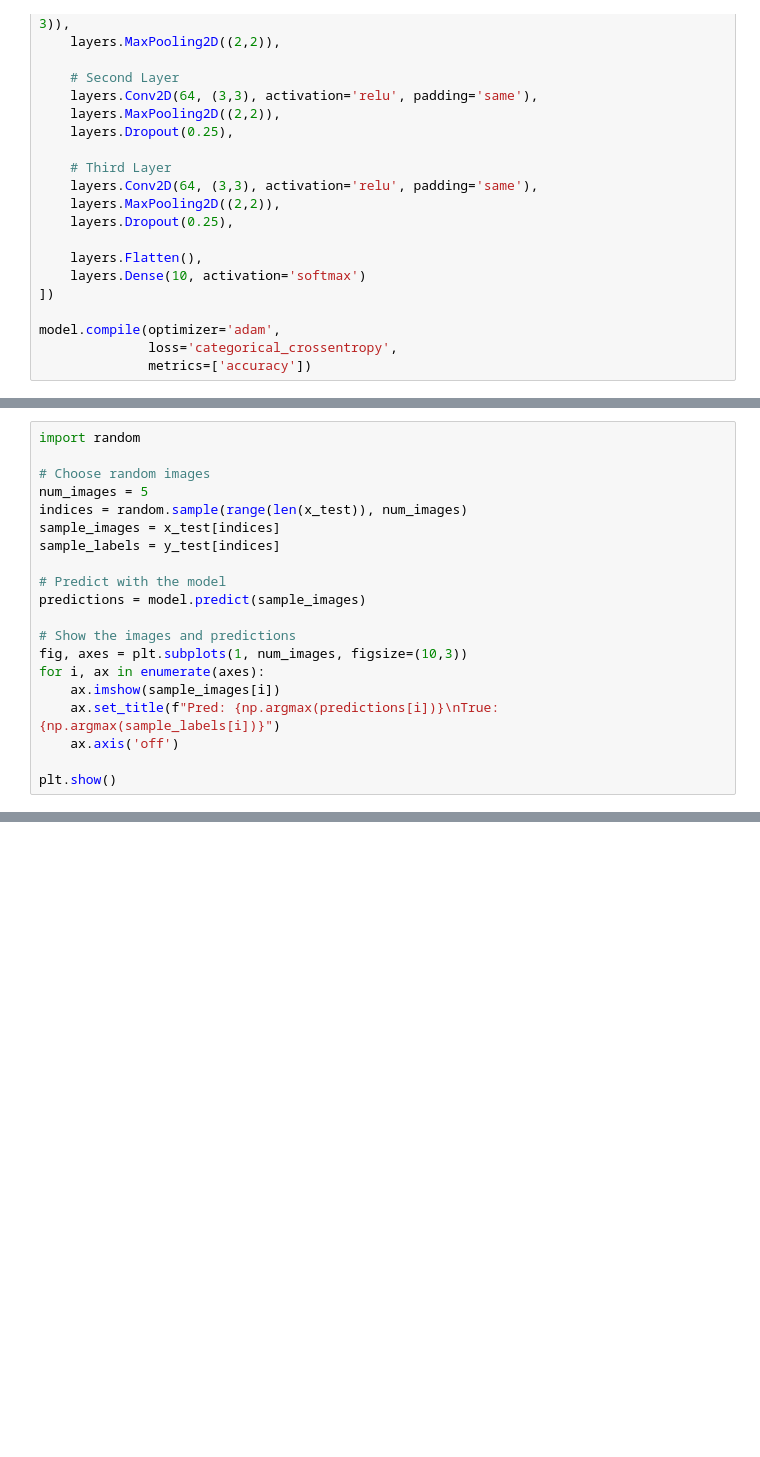
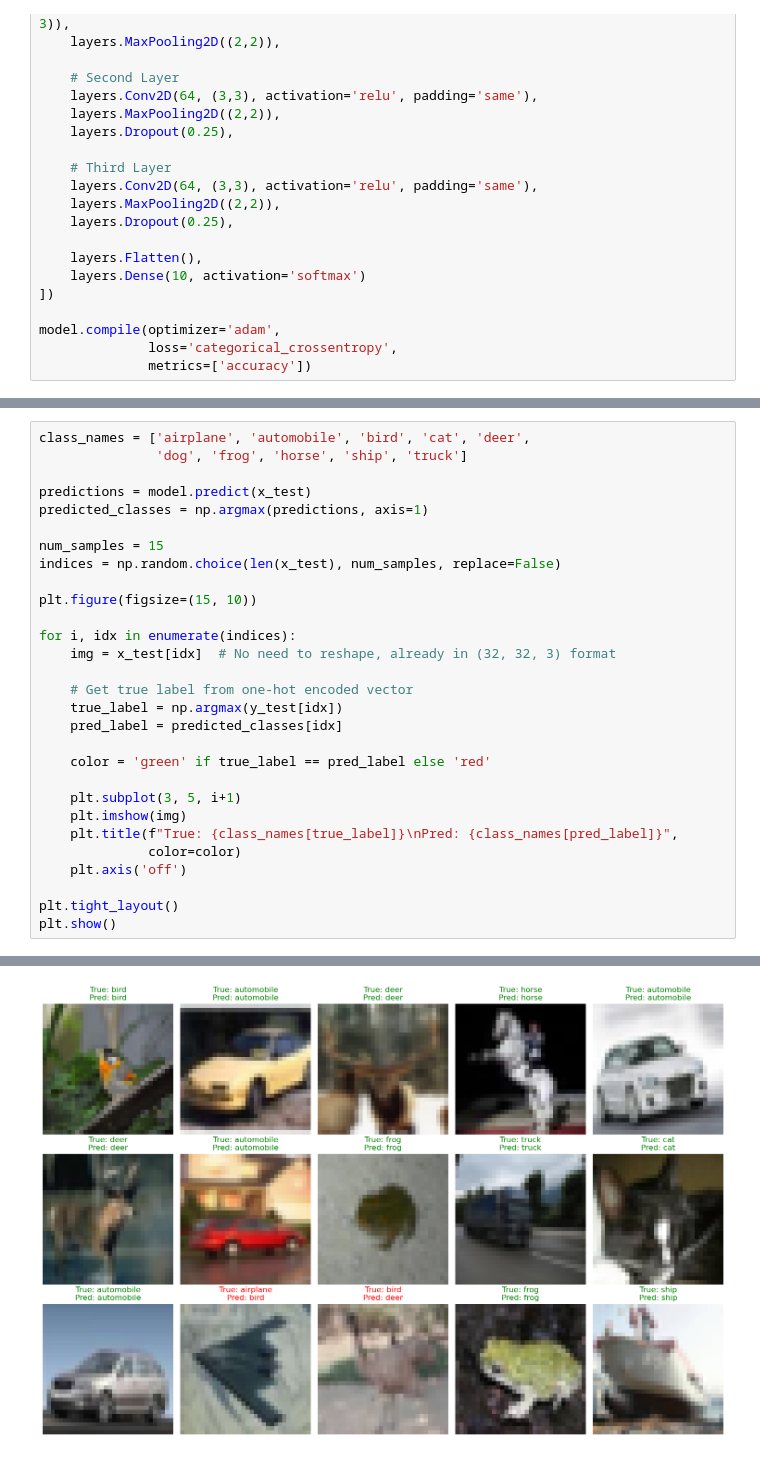
Before and after one commit to Mihuy1/NeuroverkkoProjekti, a Jupyter notebook: Projects/CIFAR-10_Keras_CNN.ipynb, the cells around one changed output, grey strips where cells are left out. Cells and saved outputs as stored; diff of their text form; blank space fills up the shorter version.

Commit message:
feat: show model predictions after fitting model

```diff
--- a/Projects/CIFAR-10_Keras_CNN.ipynb
+++ b/Projects/CIFAR-10_Keras_CNN.ipynb
@@ -88,20 +87,0 @@ Test accuracy: 0.7296000123023987
-# %%
-import random
-
-# Choose random images
-num_images = 5
-indices = random.sample(range(len(x_test)), num_images)
-sample_images = x_test[indices]
-sample_labels = y_test[indices]
-
-# Predict with the model
-predictions = model.predict(sample_images)
-
-# Show the images and predictions
-fig, axes = plt.subplots(1, num_images, figsize=(10,3))
-for i, ax in enumerate(axes):
-    ax.imshow(sample_images[i])
-    ax.set_title(f"Pred: {np.argmax(predictions[i])}\nTrue: {np.argmax(sample_labels[i])}")
-    ax.axis('off')
-
-plt.show()
@@ -110,0 +88,30 @@ plt.show()
+# %%
+class_names = ['airplane', 'automobile', 'bird', 'cat', 'deer',
+               'dog', 'frog', 'horse', 'ship', 'truck']
+
+predictions = model.predict(x_test)
+predicted_classes = np.argmax(predictions, axis=1)
+
+num_samples = 15
+indices = np.random.choice(len(x_test), num_samples, replace=False)
+
+plt.figure(figsize=(15, 10))
+
+for i, idx in enumerate(indices):
+    img = x_test[idx]  # No need to reshape, already in (32, 32, 3) format
+
+    # Get true label from one-hot encoded vector
+    true_label = np.argmax(y_test[idx])
+    pred_label = predicted_classes[idx]
+
+    color = 'green' if true_label == pred_label else 'red'
+
+    plt.subplot(3, 5, i+1)
+    plt.imshow(img)
+    plt.title(f"True: {class_names[true_label]}\nPred: {class_names[pred_label]}",
+              color=color)
+    plt.axis('off')
+
+plt.tight_layout()
+plt.show()
+# %% [output]
@@ -110,0 +119 @@ plt.show()
+[figure, added]
```
Also changed, not shown: parts of 5 cells of this notebook.
